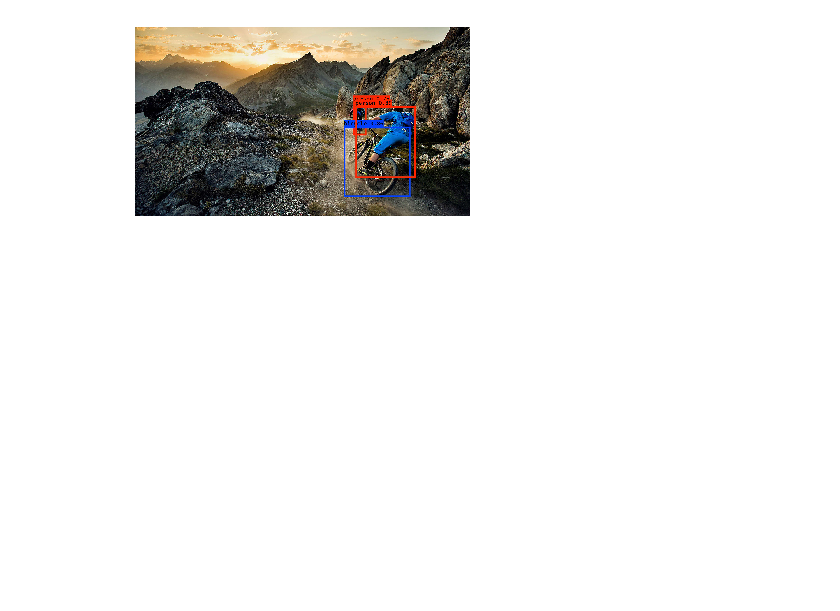
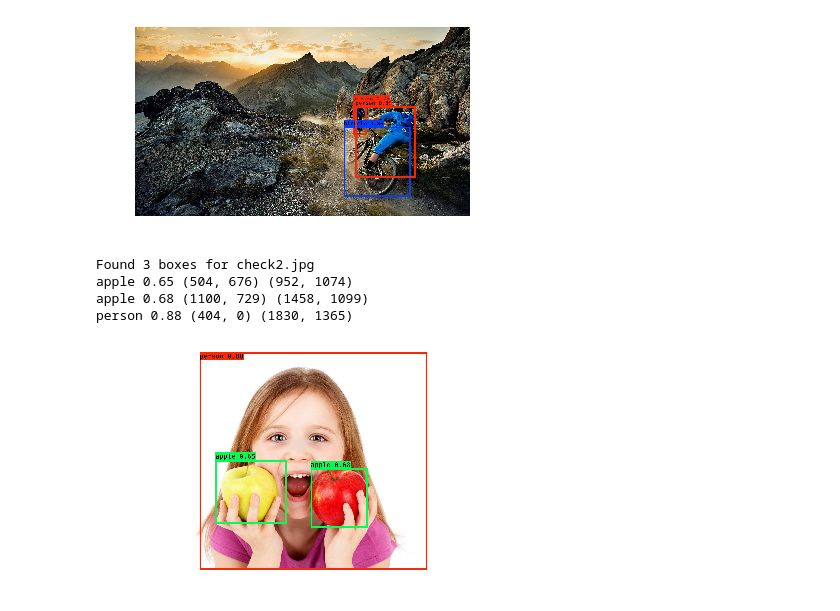
Before and after one commit to manankshastri/Object-Detection, a Jupyter notebook: ObjectDetection-YoloV2.ipynb, the cells around one changed output. Saved outputs shown, nothing was run; the diff lists cells and outputs as text; code cells hidden in the pictures; blank space fills up the shorter version.

Commit message:
checking2

```diff
--- a/ObjectDetection-YoloV2.ipynb
+++ b/ObjectDetection-YoloV2.ipynb
@@ -345,3 +345,11 @@ person 0.75 (1250, 428) (1326, 619)
 bicycle 0.86 (1196, 570) (1578, 972)
 person 0.89 (1263, 452) (1609, 864)
 [figure]
+# %%
+out_scores, out_boxes, out_classes = predict(sess, "check2.jpg")
+# %% [output]
+Found 3 boxes for check2.jpg
+apple 0.65 (504, 676) (952, 1074)
+apple 0.68 (1100, 729) (1458, 1099)
+person 0.88 (404, 0) (1830, 1365)
+[figure, added]
```
Also changed, not shown: parts of 3 cells of this notebook, 8 other files.
